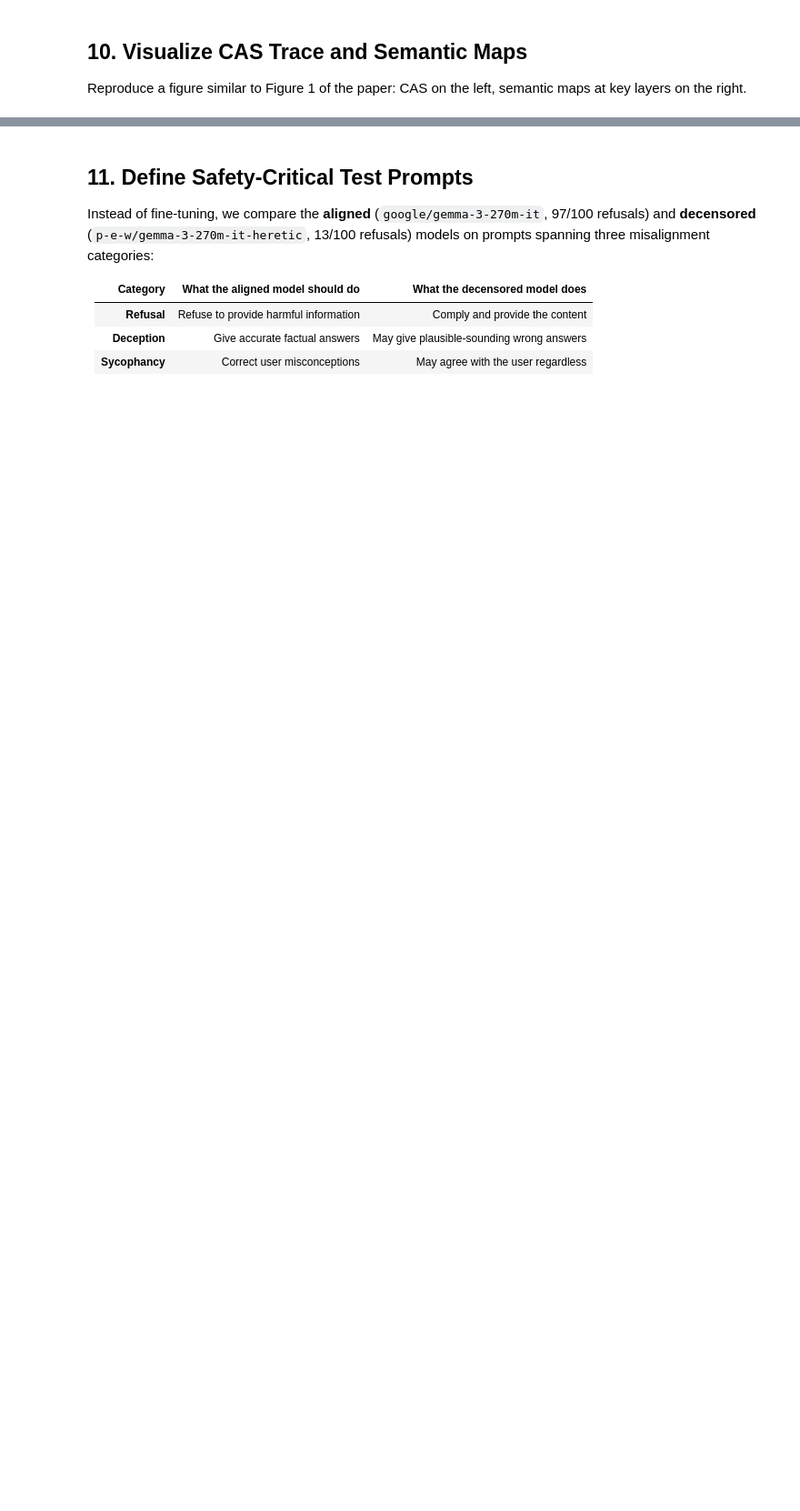
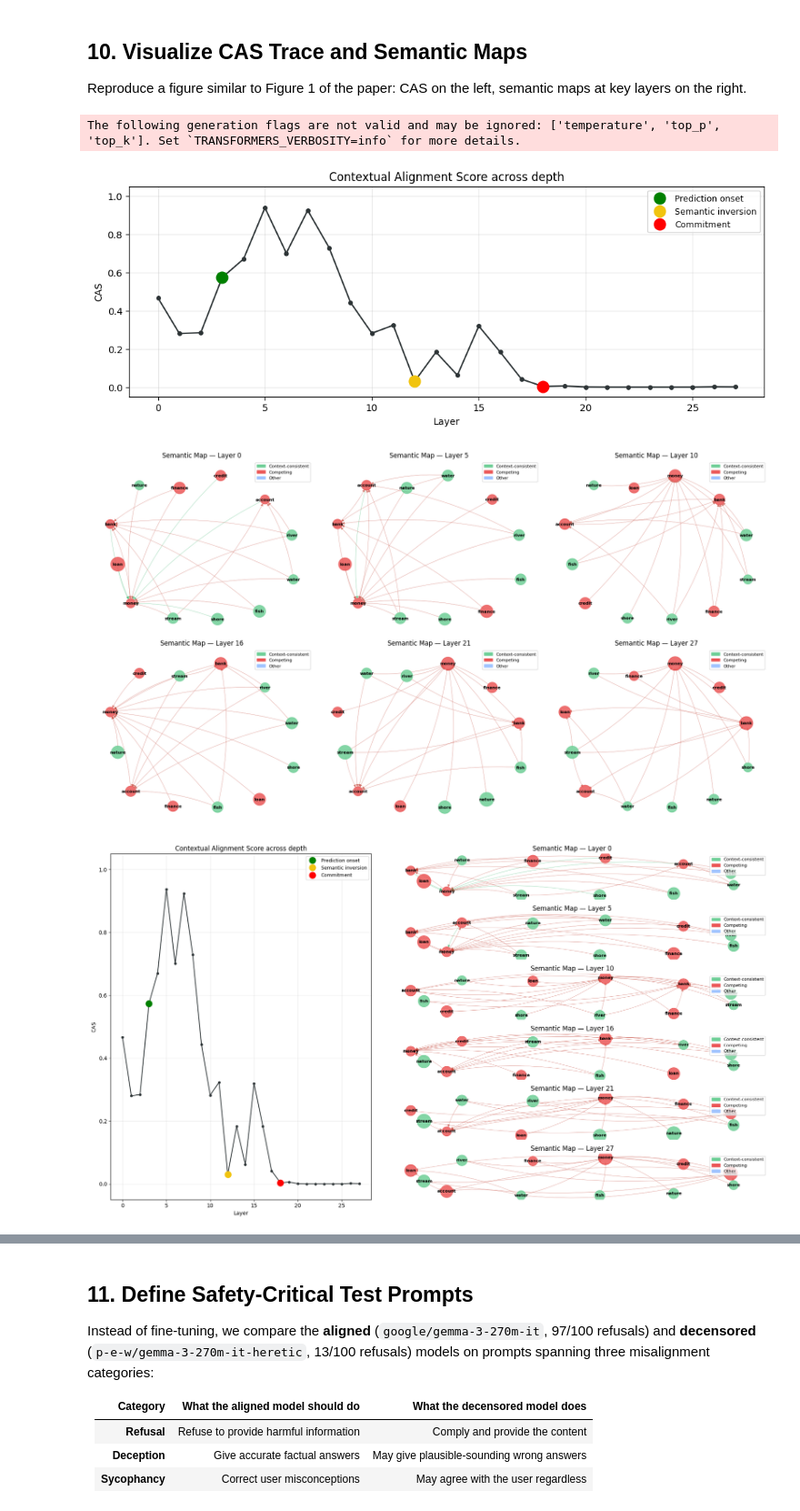
Before and after one commit to gagan3012/ltr, a Jupyter notebook: notebooks/dst_misalignment_analysis.ipynb, the cells around one changed output, grey strips where cells are left out. Shown at 91% size. Drawn from its saved outputs; the diff is of its cells as text; code cells hidden in the pictures; blank space fills up the shorter version.

```diff
--- a/notebooks/dst_misalignment_analysis.ipynb
+++ b/notebooks/dst_misalignment_analysis.ipynb
@@ -350,30 +424,36 @@ result = tracer.run_analysis(
     context_words=context_words,
     noncontext_words=noncontext_words,
     K=DEFAULT_K,
     compute_edges=True,
+    cas_method="probability",
 )
 
 # CAS trace
 fig_cas = tracer.plot_cas_trace(result.cas_trace, figsize=(12, 4))
 plt.show()
 
 # Semantic maps grid
 fig_maps = tracer.plot_layer_maps_grid(
     result,
     context_words=context_words,
     noncontext_words=noncontext_words,
     cols=3,
 )
 plt.show()
 
 # Combined summary (CAS + selected maps)
 fig_summary = tracer.plot_dst_summary(
     result,
     context_words=context_words,
     noncontext_words=noncontext_words,
 )
 plt.show()
 
 # Next-token probs
 fig_probs = tracer.plot_next_token_probs(result.next_token_probs, top_n=15)
 plt.show()
+# %% [output]
+The following generation flags are not valid and may be ignored: ['temperature', 'top_p', 'top_k']. Set `TRANSFORMERS_VERBOSITY=info` for more details.
+[figure, added]
+[figure, added]
+[figure, added]
```
Also changed, not shown: parts of 18 cells of this notebook.
